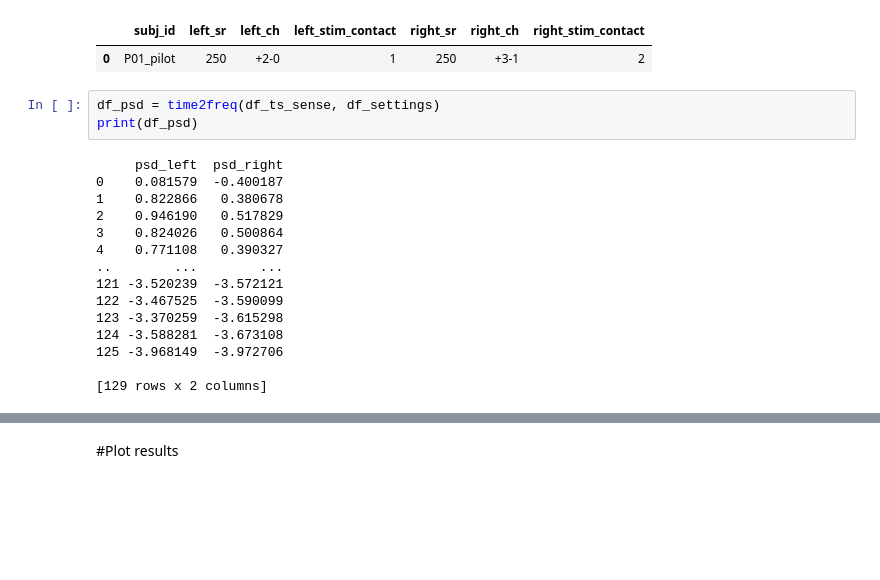
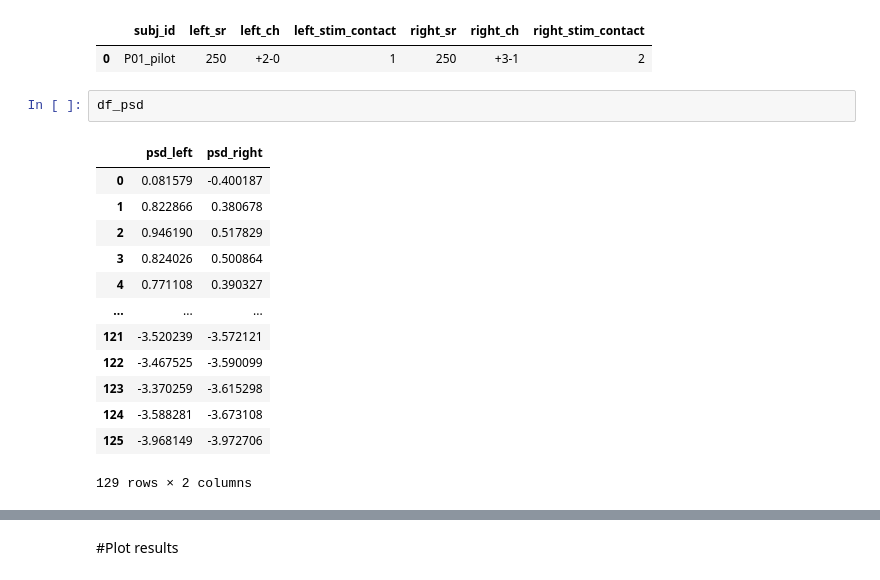
Before and after one commit to molaruna/percept_processing, a Jupyter notebook: processJSON_percept.ipynb, the cells around one changed output, grey strips where cells are left out. Drawn from its saved outputs; the diff is of its cells as text; blank space fills up the shorter version.

```diff
--- a/processJSON_percept.ipynb
+++ b/processJSON_percept.ipynb
@@ -295,21 +366,19 @@ df_settings
 # %% [output]
 |  | subj_id | left_sr | left_ch | left_stim_contact | right_sr | right_ch | right_stim_contact |
 | 0 | P01_pilot | 250 | +2-0 | 1 | 250 | +3-1 | 2 |
-# %%
-df_psd = time2freq(df_ts_sense, df_settings)
-print(df_psd)
-# %% [output]
-     psd_left  psd_right
-0    0.081579  -0.400187
-1    0.822866   0.380678
-2    0.946190   0.517829
-3    0.824026   0.500864
-4    0.771108   0.390327
-..        ...        ...
-121 -3.520239  -3.572121
-122 -3.467525  -3.590099
-123 -3.370259  -3.615298
-124 -3.588281  -3.673108
-125 -3.968149  -3.972706
-
-[129 rows x 2 columns]
+# %%
+df_psd
+# %% [output]
+|  | psd_left | psd_right |
+| 0 | 0.081579 | -0.400187 |
+| 1 | 0.822866 | 0.380678 |
+| 2 | 0.946190 | 0.517829 |
+| 3 | 0.824026 | 0.500864 |
+| 4 | 0.771108 | 0.390327 |
+| ... | ... | ... |
+| 121 | -3.520239 | -3.572121 |
+| 122 | -3.467525 | -3.590099 |
+| 123 | -3.370259 | -3.615298 |
+| 124 | -3.588281 | -3.673108 |
+| 125 | -3.968149 | -3.972706 |
+129 rows × 2 columns
```
Also changed, not shown: parts of 9 cells of this notebook.
